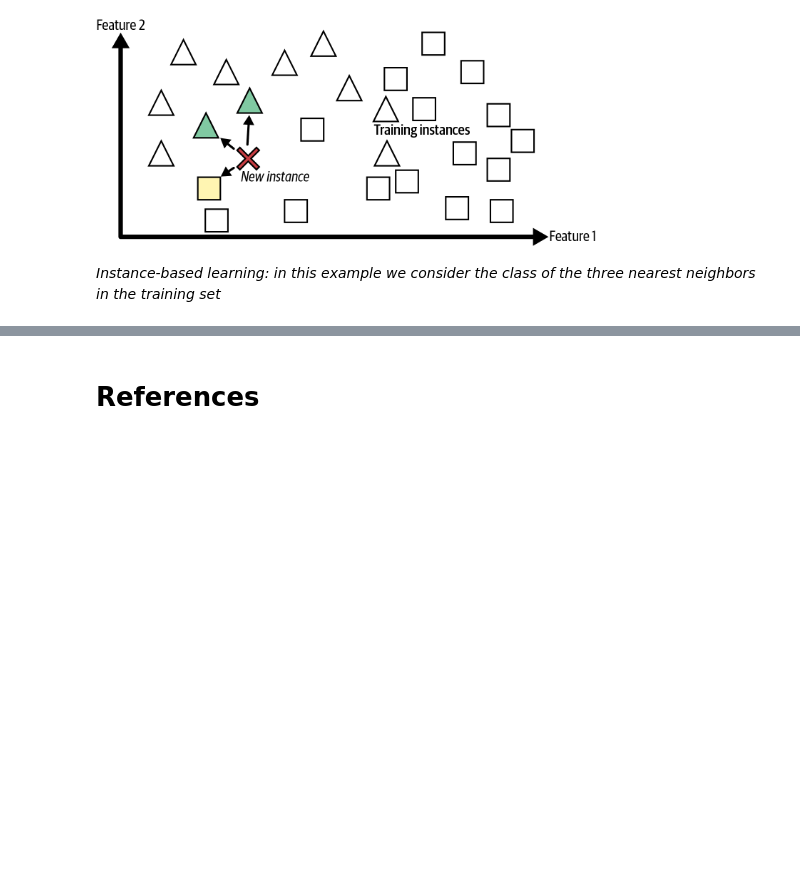
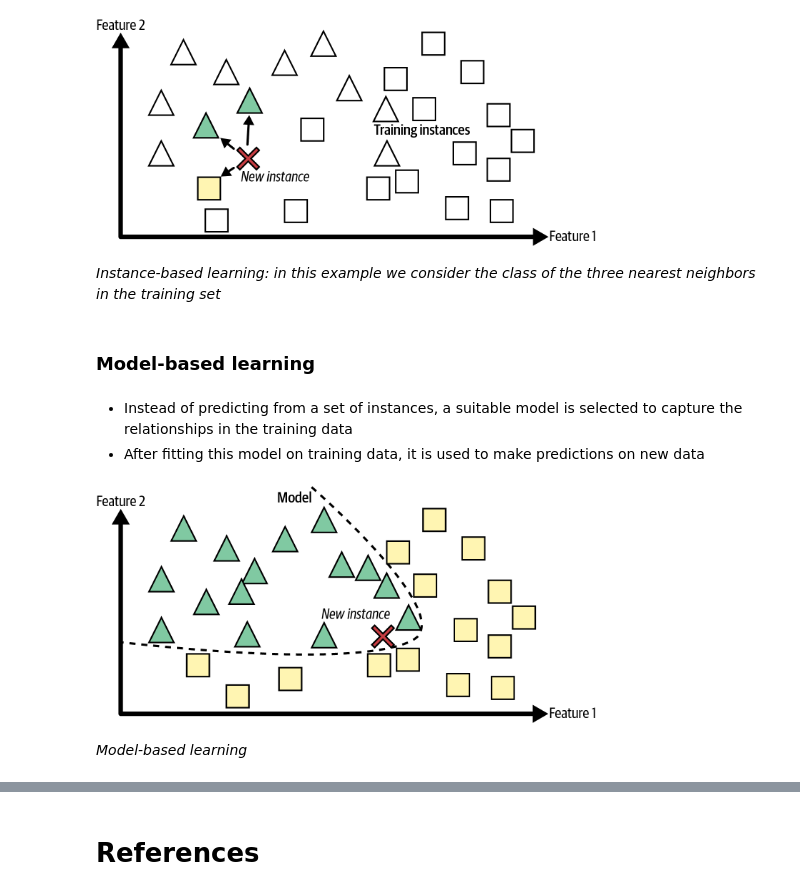
Before and after one commit to ancilcleetus/My-Learning-Journey-in-AI, a Jupyter notebook: Fundamentals-of-Machine-Learning/machine_learning_landscape.ipynb, the cells around one changed output, grey strips where cells are left out. Saved outputs shown, nothing was run; the diff lists cells and outputs as text; code cells hidden in the pictures; blank space fills up the shorter version.

Commit message:
Added Model-based learning in machine_learning_landscape.ipynb

```diff
--- a/Fundamentals-of-Machine-Learning/machine_learning_landscape.ipynb
+++ b/Fundamentals-of-Machine-Learning/machine_learning_landscape.ipynb
@@ -241,6 +242,18 @@ display(Markdown("*Instance-based learning: in this example we consider the clas
 # %% [output]
 [figure]
 *Instance-based learning: in this example we consider the class of the three nearest neighbors in the training set*
+# %% [markdown]
+### Model-based learning
+# %% [markdown]
+* Instead of predicting from a set of instances, a suitable model is selected to capture the relationships in the training data
+* After fitting this model on training data, it is used to make predictions on new data
+# %%
+from IPython.display import Image, display, Markdown
+display(Image(filename="data/images/machine_learning_landscape_17.png", width=500))
+display(Markdown("*Model-based learning*"))
+# %% [output]
+[figure, added]
+*Model-based learning*
 # %% [markdown]
 ![rainbow](https://github.com/ancilcleetus/My-Learning-Journey/assets/25684256/839c3524-2a1d-4779-85a0-83c562e1e5e5)
 # %% [markdown]
```
Also changed, not shown: parts of 3 cells of this notebook, 1 other file.
